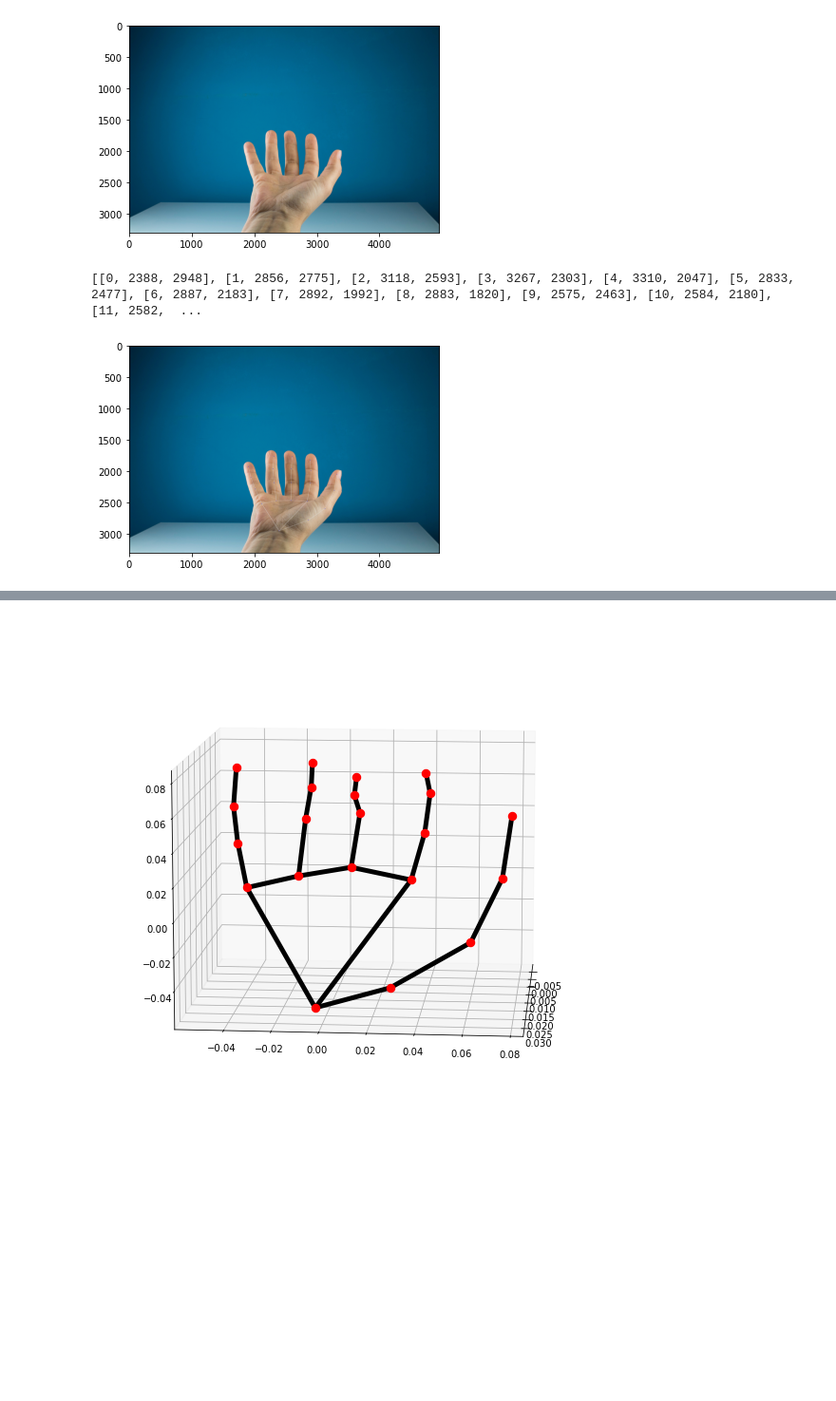
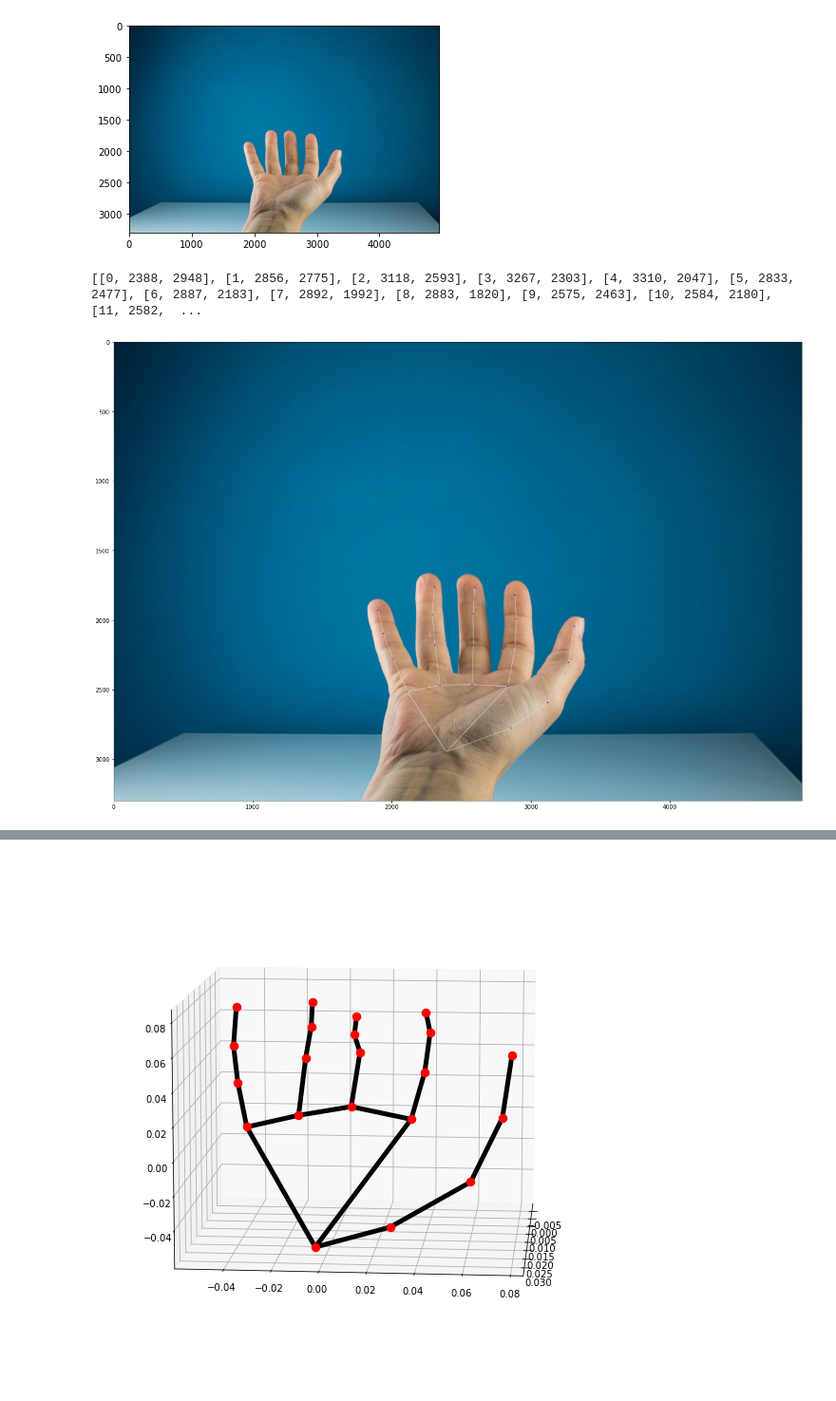
Before and after one commit to e-candeloro/Python-OpenCV-Utils, a Jupyter notebook: Demo_Notebook.ipynb, the cells around one changed output, grey strips where cells are left out. Shown at 95% size. Drawn from its saved outputs; the diff is of its cells as text; code cells hidden in the pictures; blank space fills up the shorter version.

```diff
--- a/Demo_Notebook.ipynb
+++ b/Demo_Notebook.ipynb
@@ -141,12 +141,13 @@ detector = htm.HandDetector(mode=True)
 # %%
 img = detector.findHands(img, draw=True)
 img_rgb = cv2.cvtColor(img, cv2.COLOR_BGR2RGB)
 hand_lmlist, img_rgb = detector.findHandPosition(img_rgb, hand_num=0, draw=True)
+plt.figure(figsize=(50, 15))
 plt.imshow(img_rgb)
 print(hand_lmlist)
 # %% [output]
 [[0, 2388, 2948], [1, 2856, 2775], [2, 3118, 2593], [3, 3267, 2303], [4, 3310, 2047], [5, 2833, 2477], [6, 2887, 2183], [7, 2892, 1992], [8, 2883, 1820], [9, 2575, 2463], [10, 2584, 2180], [11, 2582,  ...
-[figure, old version]
+[figure, new version]
 # %% [markdown]
 #### The hands keypoints are numbered as follows:
 
```
Also changed, not shown: parts of 2 cells of this notebook, 1 other file.
